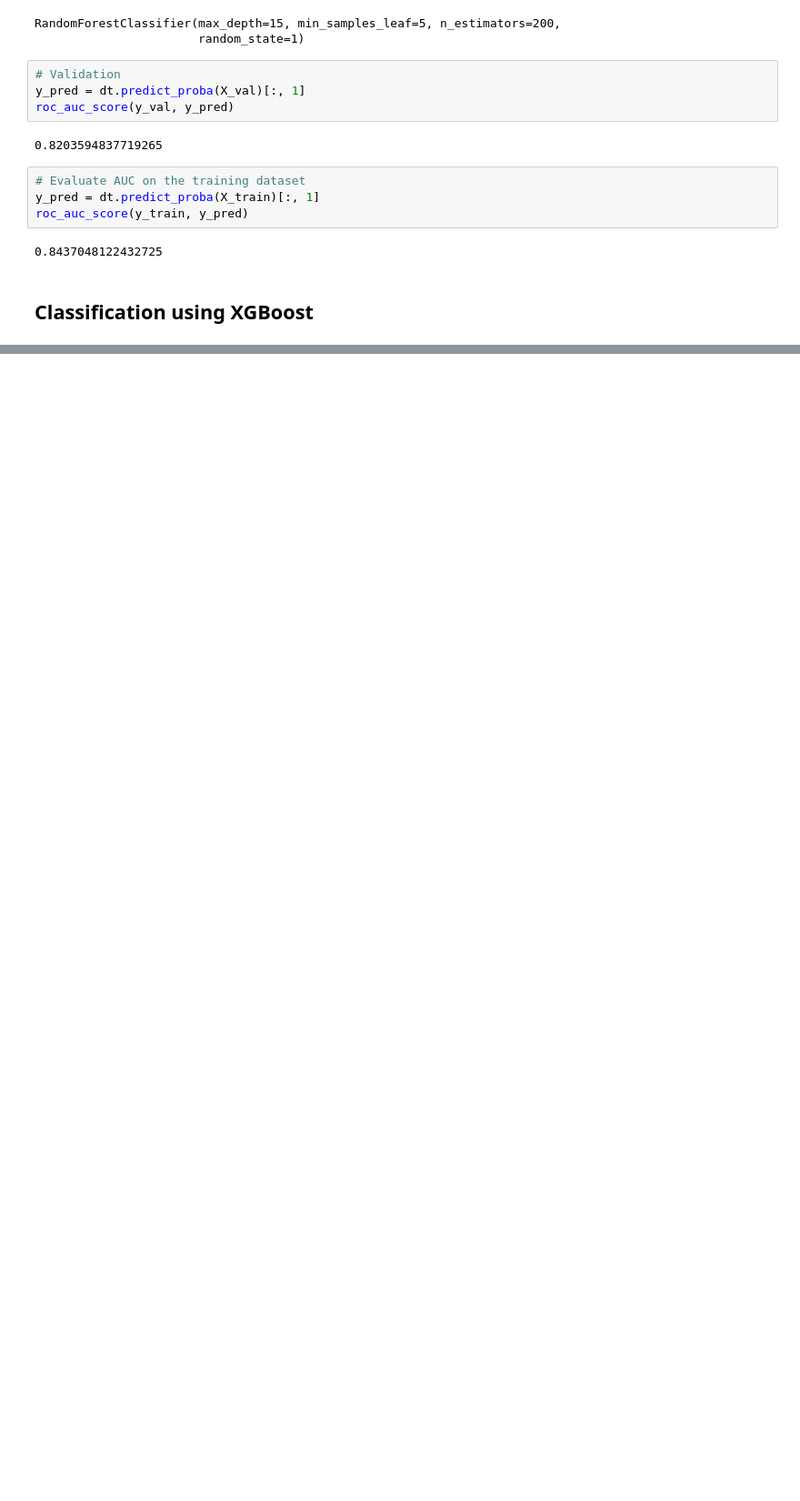
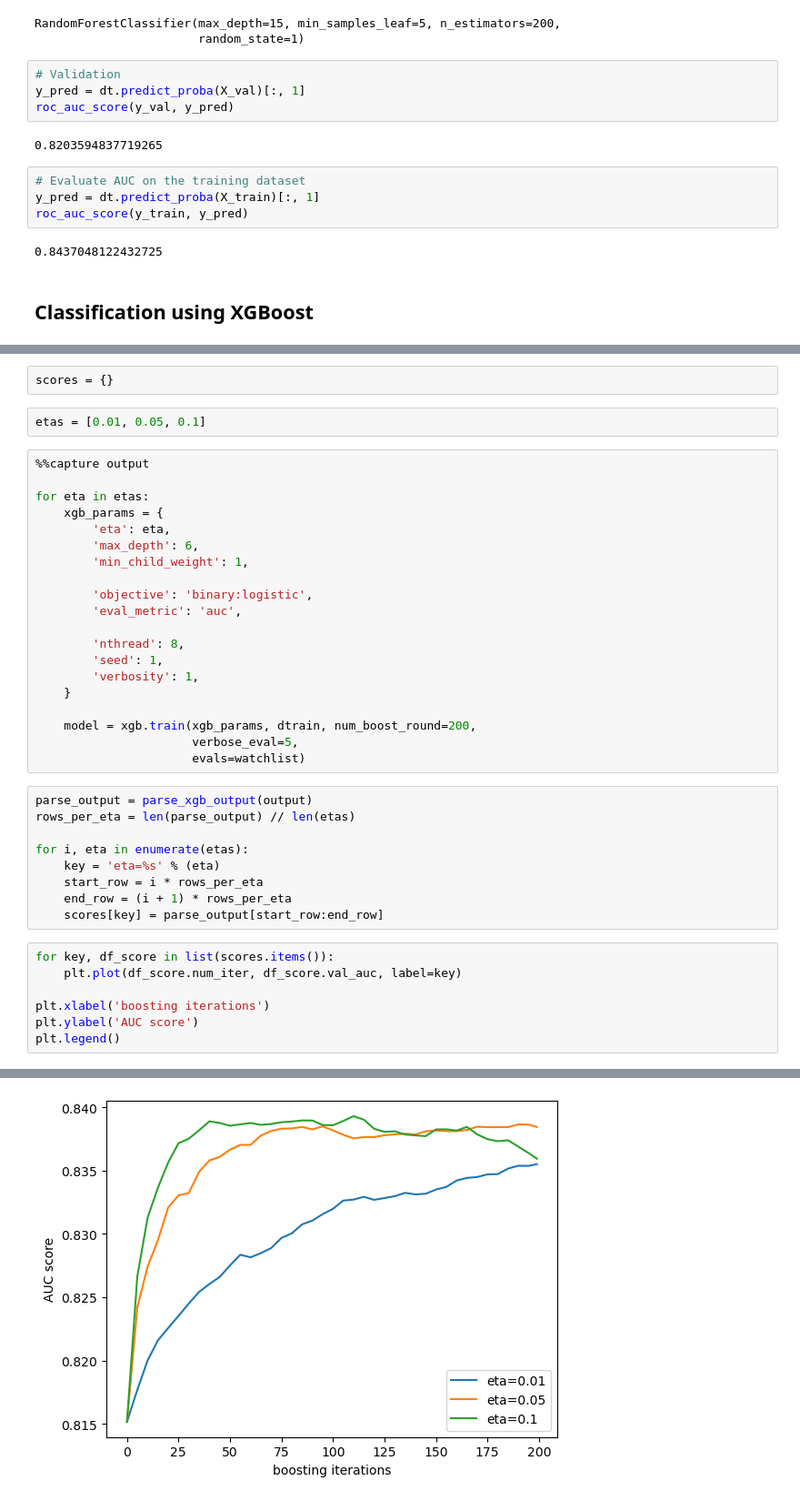
Before and after one commit to javier-cp6/santander-customer-satisfaction, a Jupyter notebook: notebook.ipynb, the cells around one changed output, grey strips where cells are left out. Shown at 91% size. Drawn from its saved outputs; the diff is of its cells as text; blank space fills up the shorter version.

```diff
--- a/notebook.ipynb
+++ b/notebook.ipynb
@@ -428,0 +542,41 @@ roc_auc_score(y_train, y_pred)
+# %%
+scores = {}
+# %%
+etas = [0.01, 0.05, 0.1]
+# %%
+%%capture output
+
+for eta in etas:
+    xgb_params = {
+        'eta': eta,
+        'max_depth': 6,
+        'min_child_weight': 1,
+
+        'objective': 'binary:logistic',
+        'eval_metric': 'auc',
+
+        'nthread': 8,
+        'seed': 1,
+        'verbosity': 1,
+    }
+
+    model = xgb.train(xgb_params, dtrain, num_boost_round=200,
+                      verbose_eval=5,
+                      evals=watchlist)
+# %%
+parse_output = parse_xgb_output(output)
+rows_per_eta = len(parse_output) // len(etas)
+
+for i, eta in enumerate(etas):
+    key = 'eta=%s' % (eta)
+    start_row = i * rows_per_eta
+    end_row = (i + 1) * rows_per_eta
+    scores[key] = parse_output[start_row:end_row]
+# %%
+for key, df_score in list(scores.items()):
+    plt.plot(df_score.num_iter, df_score.val_auc, label=key)
+
+plt.xlabel('boosting iterations')
+plt.ylabel('AUC score')
+plt.legend()
+# %% [output]
@@ -428,0 +584 @@ roc_auc_score(y_train, y_pred)
+[figure, added]
```
Also changed, not shown: parts of 58 cells of this notebook.
